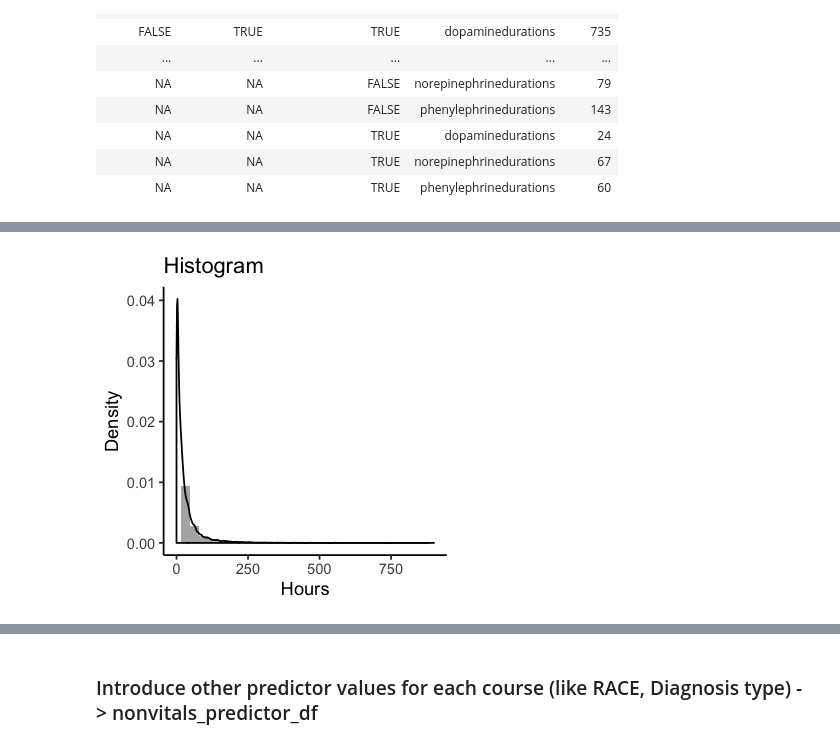
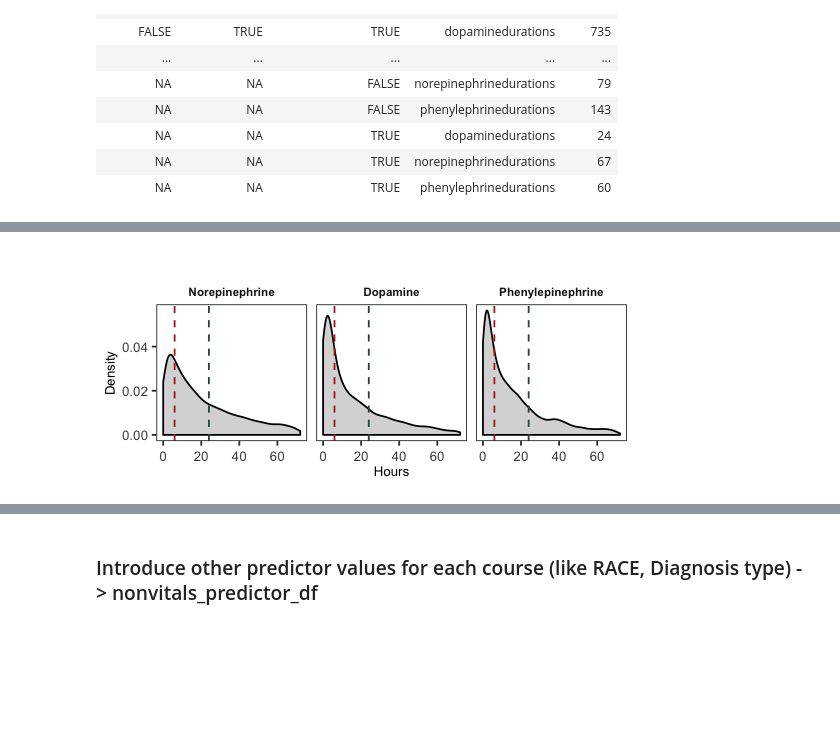
Before and after one commit to ruoyijiang/general, a Jupyter notebook: notebooks/R_Pressor_Outcomes.ipynb, the cells around one changed output, grey strips where cells are left out. Saved outputs shown, nothing was run; the diff lists cells and outputs as text; code cells hidden in the pictures; blank space fills up the shorter version.

Commit message:
figure set output

```diff
--- a/notebooks/R_Pressor_Outcomes.ipynb
+++ b/notebooks/R_Pressor_Outcomes.ipynb
@@ -27,3 +17,20 @@ The following objects are masked from ‘package:base’:
+# %%
+### Plotting base_theme
+base_theme <- function(){ theme_bw() +
+            theme(text=element_text(size=8)) +
+            theme(plot.title=element_text(size=8)) +
+            theme(plot.background=element_blank(),
+                  panel.grid.major=element_blank(),
+                  panel.grid.minor=element_blank()) +
+            theme(strip.background=element_blank(),
+                  strip.text=element_text(size=7, face='bold')) +
+            theme(axis.title=element_text(size=8, vjust=0.25),
+                  axis.text.x=element_text(size=8, vjust=0.5, hjust=0.5),
+                  axis.text.y=element_text(size=8)) +
+            theme(legend.text=element_text(size=7),
+                  legend.title=element_text(size=7),
+                  legend.key.height=grid::unit(10, "points"),
+                  legend.key.width=grid::unit(10, "points"))}
 # %% [markdown]
 ### Load data and take quick peek at select "pressors"  (e.g. vent and central line)
 # %%
@@ -73,3 +80,11 @@ unique(pressors_df$pressor)
 14 Levels: adenosinedurations ... ventdurations
 # %%
 pressor_choices <- c("norepinephrinedurations", "dopaminedurations", "phenylephrinedurations")
+# %%
+FANCY_PRESSOR_ORDER <- c("Norepinephrine", "Dopamine", "Phenylephrine")
+# %%
+FANCY_PRESSOR_DICT <- c(
+'dopaminedurations' = 'Dopamine',
+'norepinephrinedurations' = 'Norepinephrine',
+'phenylephrinedurations' = 'Phenylephrine'
+)
@@ -287,13 +354,21 @@ Warning message:
 # %%
-options(repr.plot.width=3, repr.plot.height=3)
-input_df %>%
+options(repr.plot.width=4.5, repr.plot.height=2)
+p <- input_df %>%
     group_by(icustay_id, continuous_course, pressor) %>%
     summarize(duration_hours = sum(duration_hours)) %>%
+    rowwise() %>%
+    mutate(fancy_pressor = FANCY_PRESSOR_DICT[as.character(pressor)]) %>%
+    mutate(fancy_pressor = factor(fancy_pressor, levels=FANCY_PRESSOR_ORDER)) %>%
     ggplot(aes(x=duration_hours)) +
-        geom_histogram(aes(y=..density..), position="identity", alpha=0.5)+
-        geom_density(alpha=0.6)+
+        base_theme() +
+        #geom_histogram(aes(y=..density..), position="identity", alpha=0.5)+
+        geom_density(alpha=0.6, fill="gray")+
         scale_color_manual(values=c("#999999", "#E69F00", "#56B4E9"))+
         scale_fill_manual(values=c("#999999", "#E69F00", "#56B4E9"))+
-        labs(title="Histogram",x="Hours", y = "Density")+
-        theme_classic() + xlim(0, 900)
+        labs(title="",x="Hours", y = "Density")+
+        xlim(0, 72) +
+        geom_vline(xintercept = 6, linetype= "dashed", color="firebrick") +
+        geom_vline(xintercept = 24, linetype= "dashed", color="#2F4F4F") +
+        facet_grid(. ~fancy_pressor)
+plot(p)
 # %% [output]
@@ -305 +377 @@ Warning message:
-[figure, old version]
+[figure, new version]
```
Also changed, not shown: parts of 125 cells of this notebook.
